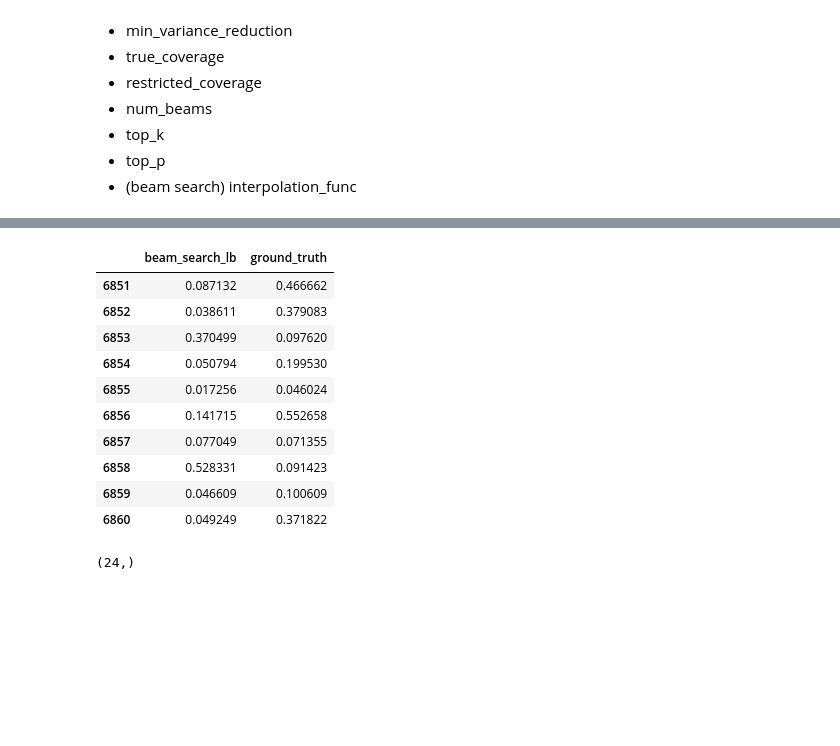
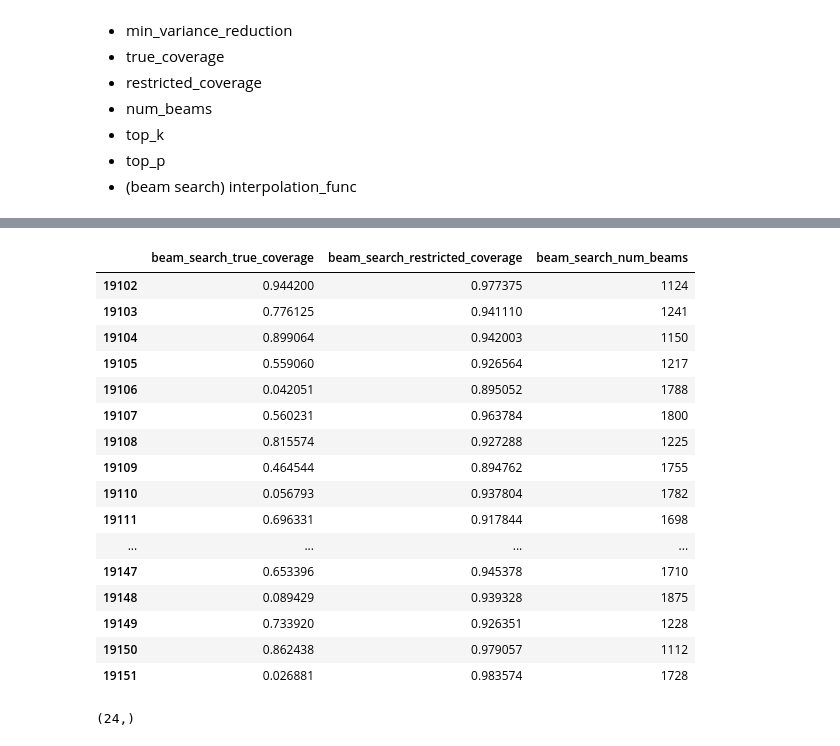
Before and after one commit to vshah99/prob_seq_queries_nnproject, a Jupyter notebook: notebooks/flatten_dataset.ipynb, the cells around one changed output, grey strips where cells are left out. Drawn from its saved outputs; the diff is of its cells as text; code cells hidden in the pictures; blank space fills up the shorter version.

```diff
--- a/notebooks/flatten_dataset.ipynb
+++ b/notebooks/flatten_dataset.ipynb
@@ -270,7 +231,6 @@ def flatten_sampling(samp_dict,sub_estimates,sample_type="importance"):
 
 def flatten_gt(data_dict,gt_type):
     gt_dict = data_dict[gt_type]
-    print(gt_dict.keys())
     # gt = gt_dict['bs_lower_bound']
     gt = torch.gather(gt_dict['bs_lower_bound'],1,
                       gt_dict['excluded_terms'].unsqueeze(-1)).squeeze()
@@ -280,7 +240,7 @@ def flatten_gt(data_dict,gt_type):
     for item in ['true_coverage','restricted_coverage','model_iters']:
         df[f"gt_{item}"] = [gti.item() for gti in gt_dict[item]]
     # df["gt_model_iters"] = gt_dict['model_iters']
-    df['gt_type'] = gt_type
+    df['is_gt'] = int(gt_type == 'ground_truth')
     df['gt_num_beams'] = gt_dict['metadata']['num_beams']
 
     return df
@@ -328,6 +288,7 @@ def flatten_experiment(data_dict,experiment, dataset,h,s,
     excluded_terms = data_dict['importance_sampling']['excluded_terms'].numpy().tolist()*sub_est_len
     final_df['sequence_id'] = sequence_ids
     final_df['excluded_term'] = excluded_terms
+    final_df['is_lin_interp'] = 1
 
     # ==== Phase shift stuff ====
     # phase_shifts = read_pkl("/srv/disk00/samshow/amazon/amazon_phase_trans.pkl")
@@ -347,25 +308,19 @@ def flatten_experiments(experiments, datasets, lengths,model_budget=False):
     for experiment in experiments:
         for dataset in datasets:
             for h,s in lengths:
-                # try:
-
-                    if model_budget:
-                        data = get_experiment_data(experiment,dataset,h,s)
-                    else:
-                        data = get_experiment_data_model_budget(experiment,dataset,h,s)
-
-                    df = flatten_experiment(data,experiment, dataset, h,s)
+                data = get_experiment_data(experiment,dataset,h,s)
+                df = flatten_experiment(data,experiment, dataset, h,s)
 
 #                     print(df.head())
 #                     print(df.columns)
 #                     print(df.shape)
 #                     sys.exit(1)
 
-                    data_list.append(df)
+                data_list.append(df)
 
     # print(len(data_list))
     data_df = pd.concat(data_list,axis = 0)
-    ordering = [ 'dataset_name','sequence_id','num_steps', 'excluded_term', 'gt_type','ground_truth',
+    ordering = [ 'sequence_id','num_steps', 'excluded_term', 'is_gt','ground_truth',
                 'random_sampling_est','importance_sampling_est','hybrid_sampling_est', 'beam_search_lb',
                 'random_num_mc_samples', 'importance_num_mc_samples','hybrid_num_mc_samples',
                 'gt_model_iters','random_model_iters', #continues to next line
@@ -381,10 +336,10 @@ def flatten_experiments(experiments, datasets, lengths,model_budget=False):
 
     return data_df
 # %%
-df = flatten_experiments(['val_dl'],['shakespeare'],[(18,20)])
-# df = flatten_experiments(['val_dl'],['apps'],[(13,15)])
+# df = flatten_experiments(['val_dl'],['shakespeare'],[(18,20),(17,20)])
+df = flatten_experiments(['val_dl'],['amazon'],[(13,15),(12,15)])
 # df = flatten_experiments(['val_dl'],['moocs'],[(13,15),(12,15)])
-# df = flatten_experiments(['val_dl'],['apps'],[(13,15)])
+# df = flatten_experiments(['val_dl'],['apps'],[(12,15),(13,15)])
 # df = flatten_experiments(['val_dl'],['amazon'],[(13,15)])
 # %% [output]
 beam_search_is_hybrid
@@ -423,24 +377,30 @@ Index(['dataset_name', 'sequence_id', 'seq_len', 'excluded_term', 'gt_type',
 # %%
 # data['importance_sampling']['metadata']['sub_estimates']
 # print(df.shape)
 # print(df.isnull().sum())
 # df.phase_shifts.describe()
-df[['hy','ground_truth']].tail(10)
-# df[['importance_model_iters','hybrid_model_iters','beam_search_model_iters']].tail(10)
+# df[['num_steps','gt_model_iters',
+    # 'importance_model_iters','hybrid_model_iters','beam_search_model_iters']].tail(10)
 # df[['hybrid_num_mc_samples', 'importance_num_mc_samples','beam_search_num_beams']].tail(50)
-# df[['beam_search_true_coverage','beam_search_restricted_coverage','beam_search_num_beams']].tail(50)
+df[['beam_search_true_coverage','beam_search_restricted_coverage','beam_search_num_beams']].tail(50)
 # %% [output]
-|  | beam_search_lb | ground_truth |
-| 6851 | 0.087132 | 0.466662 |
-| 6852 | 0.038611 | 0.379083 |
-| 6853 | 0.370499 | 0.097620 |
-| 6854 | 0.050794 | 0.199530 |
-| 6855 | 0.017256 | 0.046024 |
-| 6856 | 0.141715 | 0.552658 |
-| 6857 | 0.077049 | 0.071355 |
-| 6858 | 0.528331 | 0.091423 |
-| 6859 | 0.046609 | 0.100609 |
-| 6860 | 0.049249 | 0.371822 |
+|  | beam_search_true_coverage | beam_search_restricted_coverage | beam_search_num_beams |
+| 19102 | 0.944200 | 0.977375 | 1124 |
+| 19103 | 0.776125 | 0.941110 | 1241 |
+| 19104 | 0.899064 | 0.942003 | 1150 |
+| 19105 | 0.559060 | 0.926564 | 1217 |
+| 19106 | 0.042051 | 0.895052 | 1788 |
+| 19107 | 0.560231 | 0.963784 | 1800 |
+| 19108 | 0.815574 | 0.927288 | 1225 |
+| 19109 | 0.464544 | 0.894762 | 1755 |
+| 19110 | 0.056793 | 0.937804 | 1782 |
+| 19111 | 0.696331 | 0.917844 | 1698 |
+| ... | ... | ... | ... |
+| 19147 | 0.653396 | 0.945378 | 1710 |
+| 19148 | 0.089429 | 0.939328 | 1875 |
+| 19149 | 0.733920 | 0.926351 | 1228 |
+| 19150 | 0.862438 | 0.979057 | 1112 |
+| 19151 | 0.026881 | 0.983574 | 1728 |
 # %%
 df.excluded_term.drop_duplicates().shape
 # %% [output]
```
Also changed, not shown: parts of 7 cells of this notebook, 19 other files.
